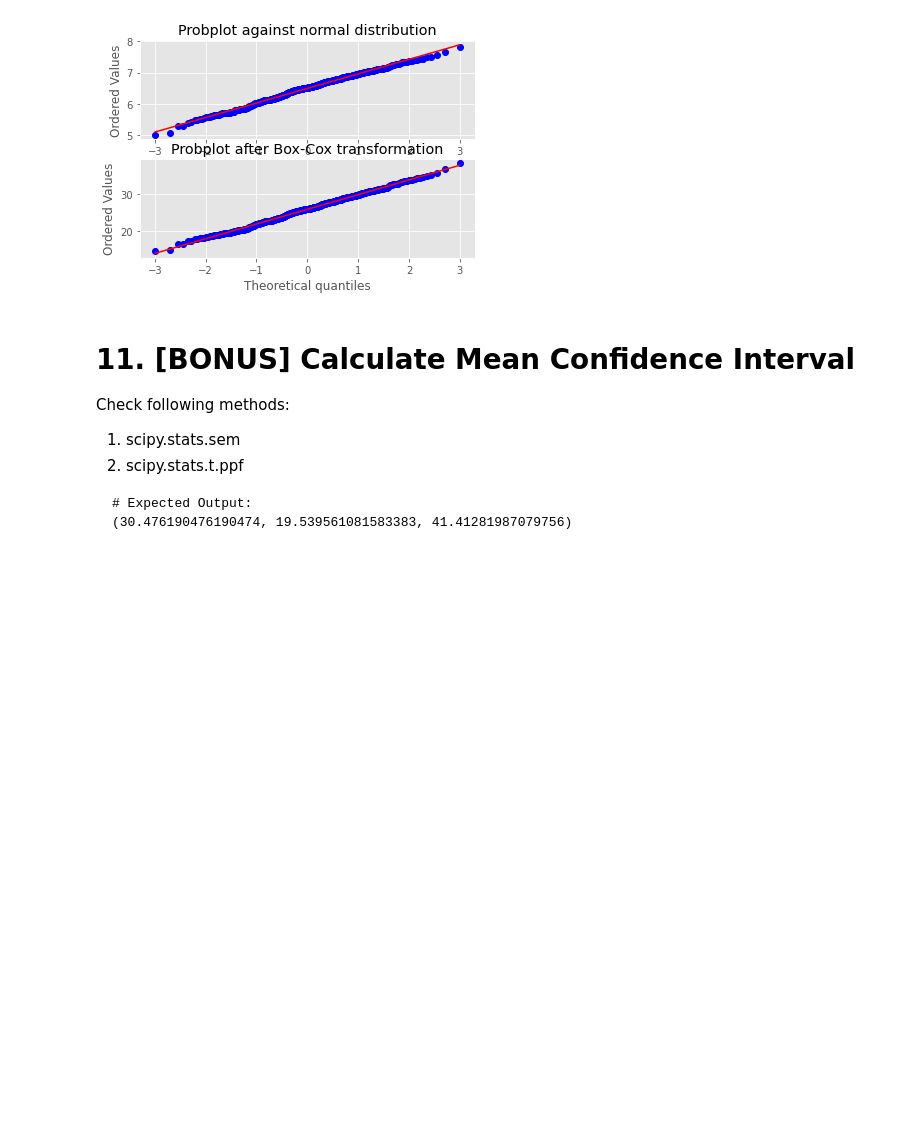
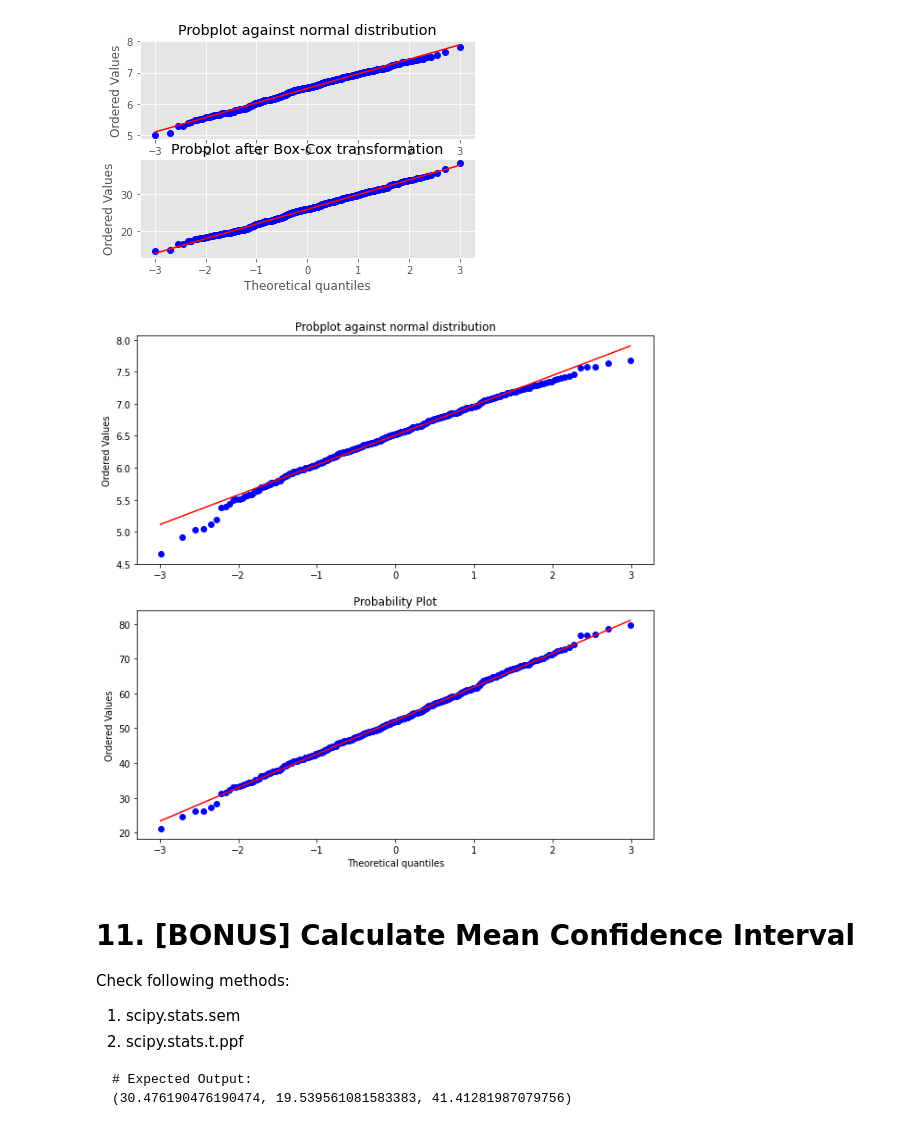
Before and after one commit to IsabelleUslu/InstituteOfDataLabs, a Jupyter notebook: Lab 1.1.4 Statistics - part 2 Lab.ipynb, the cells around one changed output. Saved outputs shown, nothing was run; the diff lists cells and outputs as text; code cells hidden in the pictures; blank space fills up the shorter version.

```diff
--- a/Lab 1.1.4 Statistics - part 2 Lab.ipynb
+++ b/Lab 1.1.4 Statistics - part 2 Lab.ipynb
@@ -379,11 +387,22 @@ Check following methods:
 # %% [output]
 [figure]
 # %%
-fig = plt.figure()
+fig = plt.figure(figsize = (10, 10))
 ax1 = fig.add_subplot(211)
 x = stats.loggamma.rvs(5, size=500) + 5
+prob = stats.probplot(x, dist = stats.norm, plot = ax1)
+ax1.set_xlabel('')
+ax1.set_title('Probplot against normal distribution')
+
+ax2 = fig.add_subplot(212)
+xt,_ = stats.boxcox(x)
+prob = stats.probplot(xt, dist = stats.norm, plot = ax2)
+
+plt.show()
 
 # ANSWER (~8 lines)
+# %% [output]
+[figure, added]
 # %% [markdown]
 # 11. [BONUS] Calculate Mean Confidence Interval
 
```
Also changed, not shown: parts of 2 cells of this notebook.
